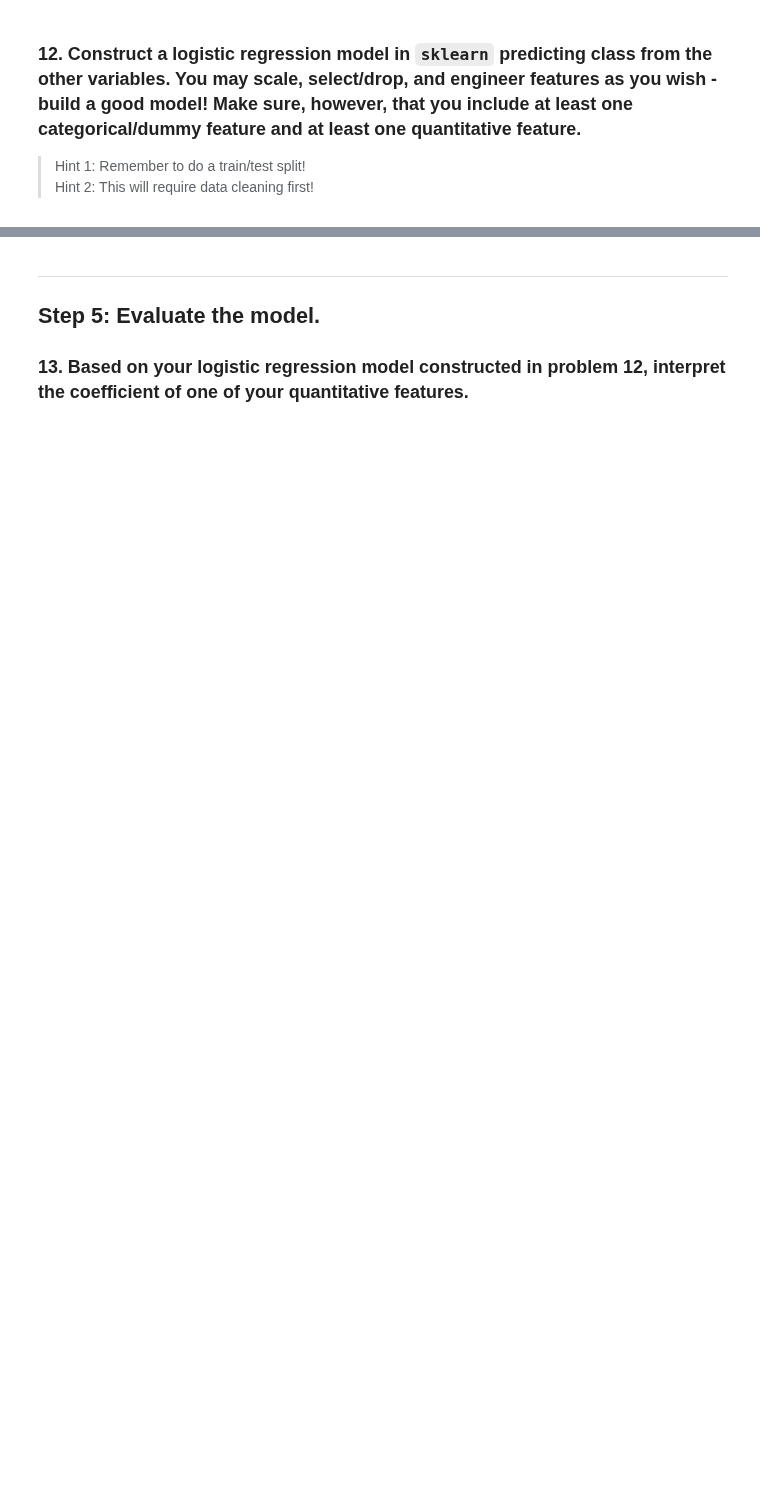
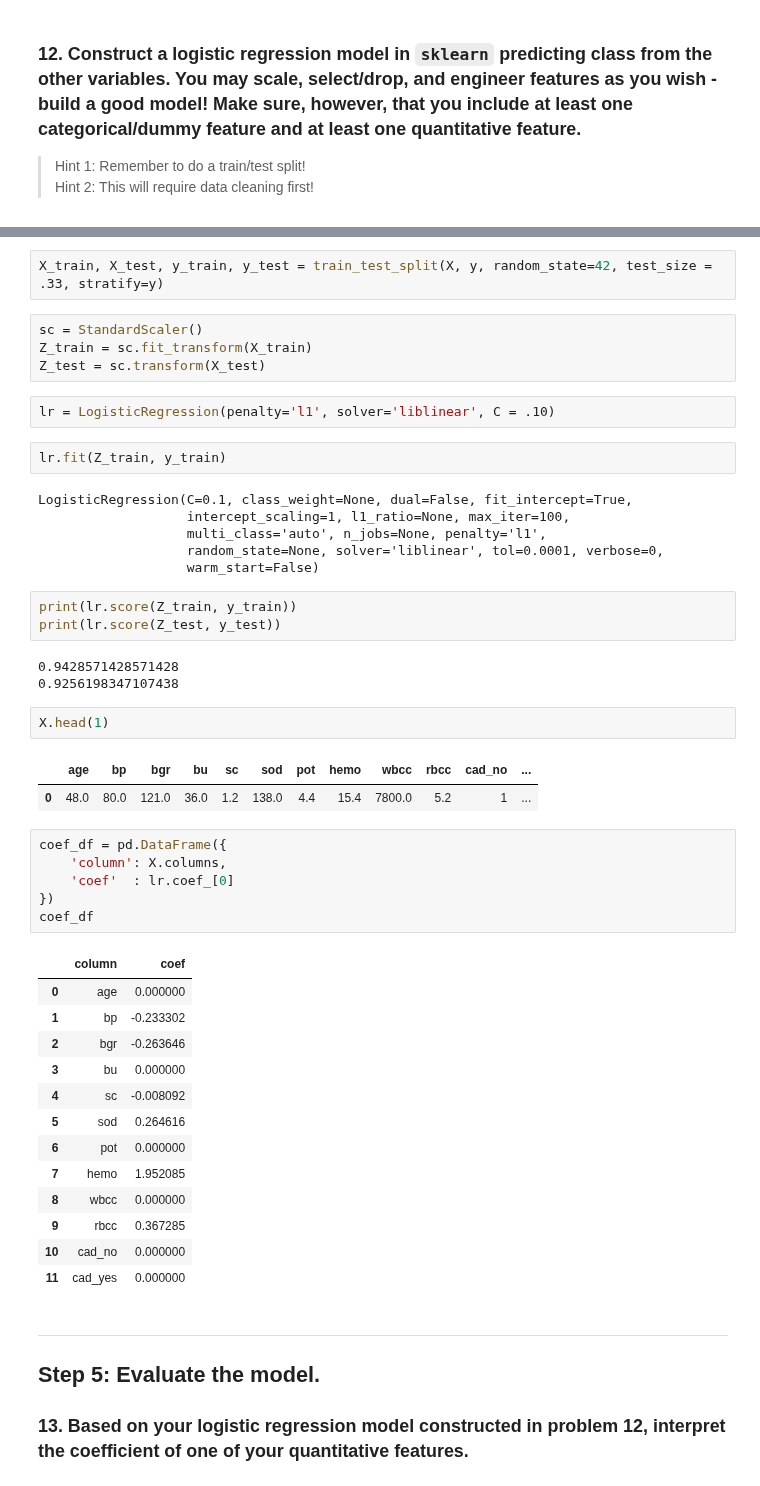
Before and after one commit to amcurley/GA_projects, a Jupyter notebook: Labs/4.02-lab-classification-model-evaluation-master/modeleval402.ipynb, the cells around one changed output, grey strips where cells are left out. Saved outputs shown, nothing was run; the diff lists cells and outputs as text; blank space fills up the shorter version.

```diff
--- a/Labs/4.02-lab-classification-model-evaluation-master/modeleval402.ipynb
+++ b/Labs/4.02-lab-classification-model-evaluation-master/modeleval402.ipynb
@@ -245,3 +362,50 @@ Answer:
+# %%
+X_train, X_test, y_train, y_test = train_test_split(X, y, random_state=42, test_size = .33, stratify=y)
+# %%
+sc = StandardScaler()
+Z_train = sc.fit_transform(X_train)
+Z_test = sc.transform(X_test)
+# %%
+lr = LogisticRegression(penalty='l1', solver='liblinear', C = .10)
+# %%
+lr.fit(Z_train, y_train)
+# %% [output]
+LogisticRegression(C=0.1, class_weight=None, dual=False, fit_intercept=True,
+                   intercept_scaling=1, l1_ratio=None, max_iter=100,
+                   multi_class='auto', n_jobs=None, penalty='l1',
+                   random_state=None, solver='liblinear', tol=0.0001, verbose=0,
+                   warm_start=False)
+# %%
+print(lr.score(Z_train, y_train))
+print(lr.score(Z_test, y_test))
+# %% [output]
+0.9428571428571428
+0.9256198347107438
+# %%
+X.head(1)
+# %% [output]
+|  | age | bp | bgr | bu | sc | sod | pot | hemo | wbcc | rbcc | cad_no | ... |
+| 0 | 48.0 | 80.0 | 121.0 | 36.0 | 1.2 | 138.0 | 4.4 | 15.4 | 7800.0 | 5.2 | 1 | ... |
+# %%
+coef_df = pd.DataFrame({
+    'column': X.columns,
+    'coef'  : lr.coef_[0]
+})
+coef_df
+# %% [output]
+|  | column | coef |
+| 0 | age | 0.000000 |
+| 1 | bp | -0.233302 |
+| 2 | bgr | -0.263646 |
+| 3 | bu | 0.000000 |
+| 4 | sc | -0.008092 |
+| 5 | sod | 0.264616 |
+| 6 | pot | 0.000000 |
+| 7 | hemo | 1.952085 |
+| 8 | wbcc | 0.000000 |
+| 9 | rbcc | 0.367285 |
+| 10 | cad_no | 0.000000 |
+| 11 | cad_yes | 0.000000 |
 # %% [markdown]
 ---
 
```
Also changed, not shown: parts of 71 cells of this notebook.
